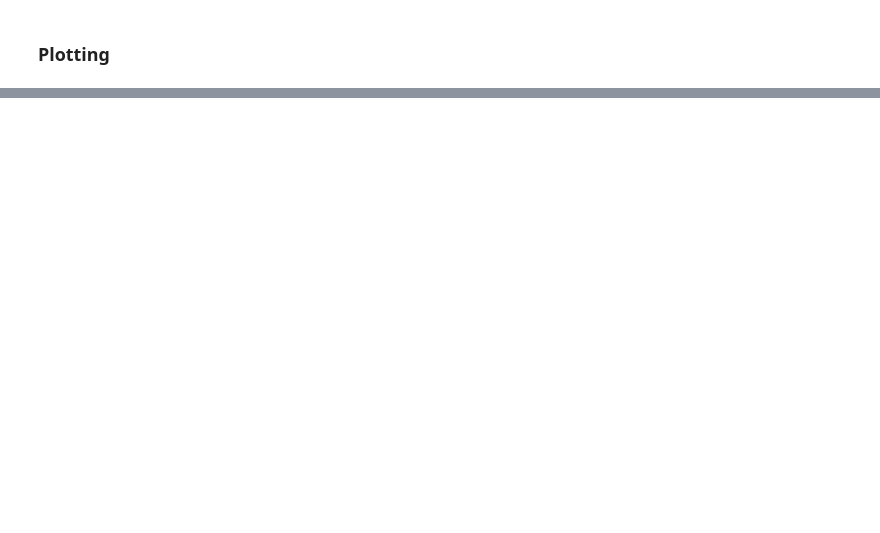
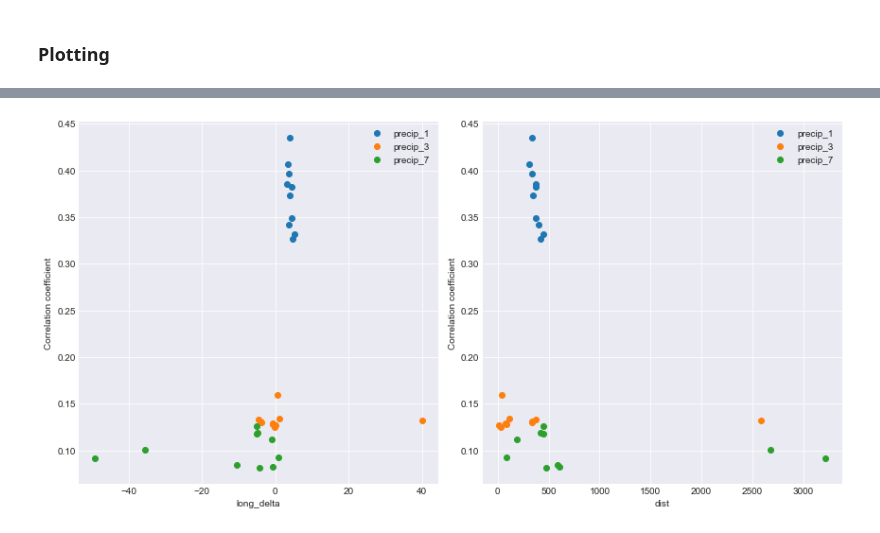
Before and after one commit to cwfink/Fink_ay250_homework, a Jupyter notebook: hw_5/HW_5_v2.ipynb, the cells around one changed output, grey strips where cells are left out. Saved outputs shown, nothing was run; the diff lists cells and outputs as text; code cells hidden in the pictures; blank space fills up the shorter version.

```diff
--- a/hw_5/HW_5_v2.ipynb
+++ b/hw_5/HW_5_v2.ipynb
@@ -564,0 +525,4 @@ pairs_df.sort_values(by='highT_1',ascending=False)
+# %%
+plot_results(pairs_df,x_val,y_val_precip,'Top 10 Precipitation correlations')
+# %% [output]
+[figure, added]
```
Also changed, not shown: parts of 11 cells of this notebook.
